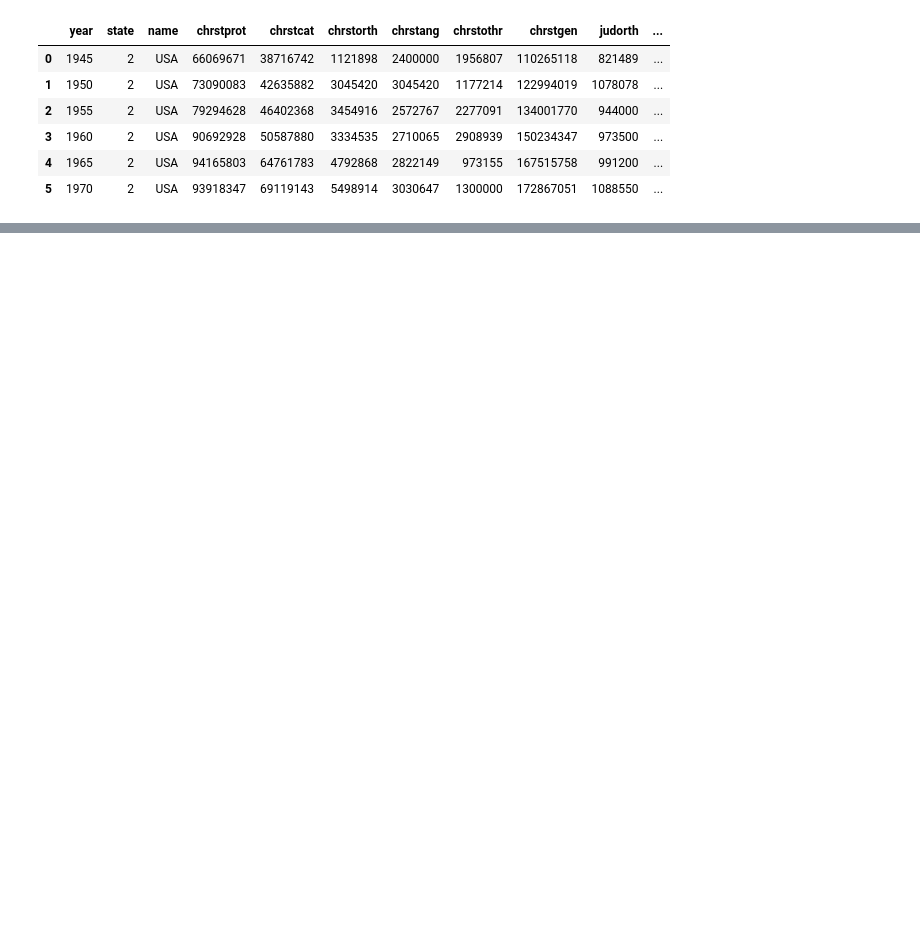
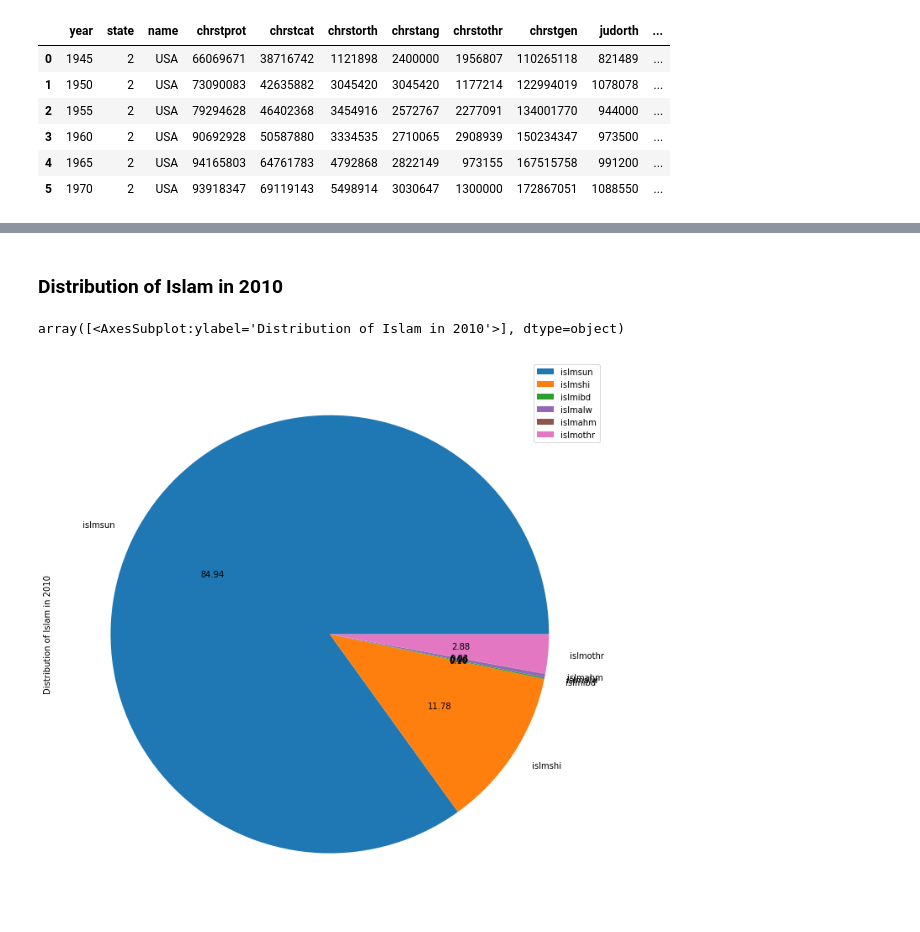
Before and after one commit to saberzero1/world-religion-data-visualization, a Jupyter notebook: index.ipynb, the cells around one changed output, grey strips where cells are left out. Saved outputs shown, nothing was run; the diff lists cells and outputs as text; code cells hidden in the pictures; blank space fills up the shorter version.

```diff
--- a/index.ipynb
+++ b/index.ipynb
@@ -71,0 +105,7 @@ regional_stats.head(6).style
+# %% [markdown]
+### Distribution of Islam in 2010
+# %%
+global_all_islam.plot.pie(subplots=True,figsize=(12,12),autopct="%.2F",legend=True)
+# %% [output]
+array([<AxesSubplot:ylabel='Distribution of Islam in 2010'>], dtype=object)
+[figure, added]
```
Also changed, not shown: parts of 15 cells of this notebook, 3 other files.
